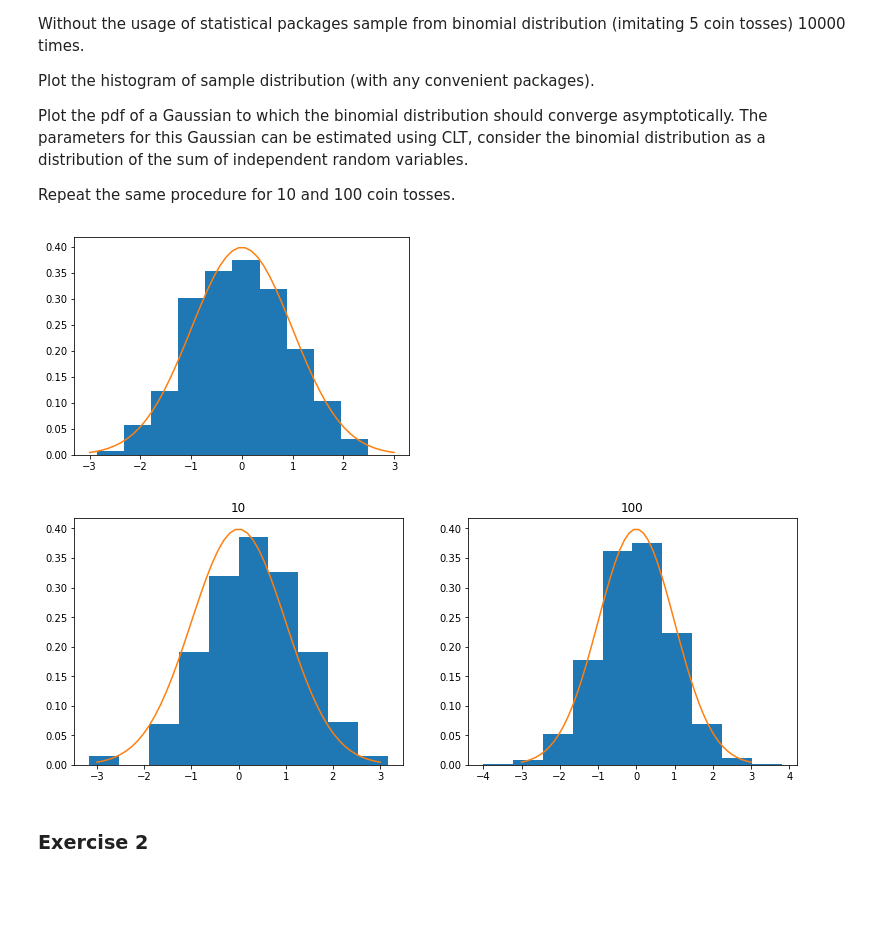
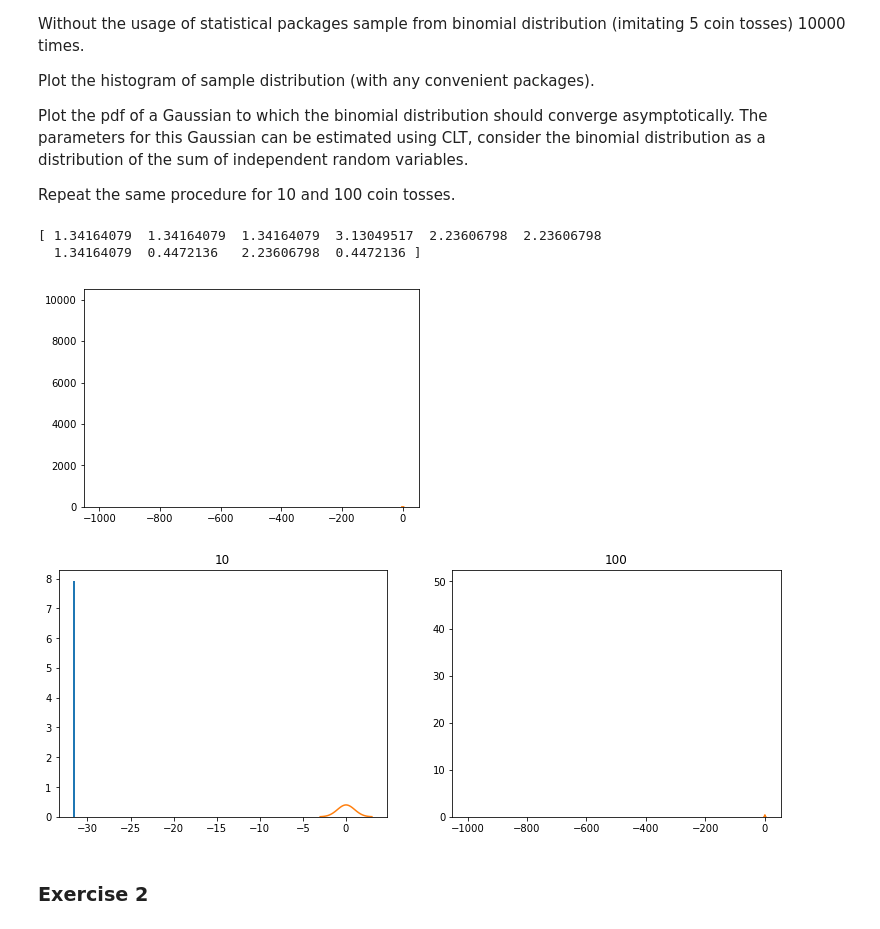
Before and after one commit to TermiNutZ/advstat-labs, a Jupyter notebook: Lab04/Lab04.ipynb, the cells around one changed output. Saved outputs shown, nothing was run; the diff lists cells and outputs as text; code cells hidden in the pictures; blank space fills up the shorter version.

```diff
--- a/Lab04/Lab04.ipynb
+++ b/Lab04/Lab04.ipynb
@@ -60,23 +60,26 @@ def binomial_generator(n=100):
     sum = 0
     for i in xrange(n):
         sum += random.randint(0, 1)
-    return sum
+    return np.array(sum)
 # %%
 # 2. plot the histogram of sample and pdf of a Gaussian.
 def get_sample(n = 5):
     samples = np.zeros(10000)
     for i in xrange(10000):
         u = binomial_generator(n)
-        samples[i] = (u - n/2.0)/(0.5*np.sqrt(n))
+        samples[i] = (u.mean() - 0.5)/(0.5*np.sqrt(n))
     return samples
 
 sample = get_sample(5)
+print sample[:10]
 x = np.linspace(-3, 3)
-plt.hist(samples, 10, normed = True);
+plt.hist(samples, 10);
 dist_asympt = norm(0, 1)
 plt.plot(x, dist_asympt.pdf(x));
 # %% [output]
+[ 1.34164079  1.34164079  1.34164079  3.13049517  2.23606798  2.23606798
+  1.34164079  0.4472136   2.23606798  0.4472136 ]
-[figure, old version]
+[figure, new version]
 # %%
 # 3. repeat the same procedure with n = 10, 100.
 plt.figure(figsize=(20,10))
@@ -86,11 +89,11 @@ for i, n in enumerate([10, 100]):
     ax.set_title(n)
     samples = get_sample(n)
     x = np.linspace(-3, 3)
-    ax.hist(samples, 10, normed = True);
+    ax.hist(samples, 50, normed = True);
     dist_asympt = norm(0, 1)
     ax.plot(x, dist_asympt.pdf(x));
 # %% [output]
-[figure, old version]
+[figure, new version]
 # %% [markdown]
 ### Exercise 2
 # %% [markdown]
```
Also changed, not shown: parts of 1 cell of this notebook, 27 other files.
